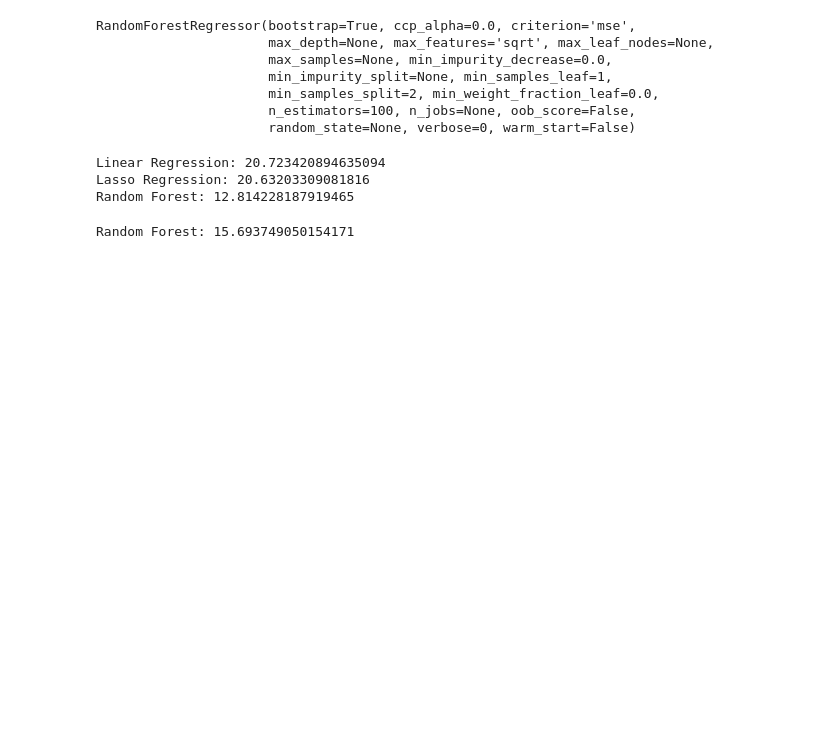
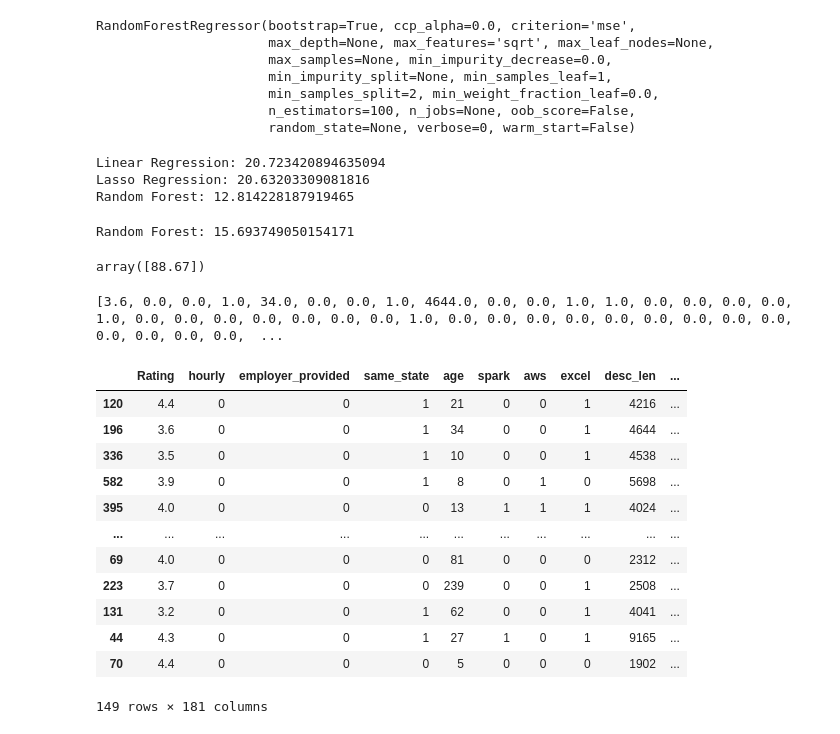
Before and after one commit to omingale0707/de_salary_project, a Jupyter notebook: model_building.ipynb, the cells around one changed output. Cells and saved outputs as stored; diff of their text form; code cells hidden in the pictures; blank space fills up the shorter version.

```diff
--- a/model_building.ipynb
+++ b/model_building.ipynb
@@ -218,0 +244,24 @@ Random Forest: 15.693749050154171
+# %%
+model.predict(X_test.iloc[-1,:].values.reshape(1,-1))
+# %% [output]
+array([88.67])
+# %%
+print(list(X_test.iloc[1,:]))
+# %% [output]
+[3.6, 0.0, 0.0, 1.0, 34.0, 0.0, 0.0, 1.0, 4644.0, 0.0, 0.0, 1.0, 1.0, 0.0, 0.0, 0.0, 0.0, 1.0, 0.0, 0.0, 0.0, 0.0, 0.0, 0.0, 0.0, 1.0, 0.0, 0.0, 0.0, 0.0, 0.0, 0.0, 0.0, 0.0, 0.0, 0.0, 0.0, 0.0, 0.0,  ...
+# %%
+X_test
+# %% [output]
+|  | Rating | hourly | employer_provided | same_state | age | spark | aws | excel | desc_len | ... |
+| 120 | 4.4 | 0 | 0 | 1 | 21 | 0 | 0 | 1 | 4216 | ... |
+| 196 | 3.6 | 0 | 0 | 1 | 34 | 0 | 0 | 1 | 4644 | ... |
+| 336 | 3.5 | 0 | 0 | 1 | 10 | 0 | 0 | 1 | 4538 | ... |
+| 582 | 3.9 | 0 | 0 | 1 | 8 | 0 | 1 | 0 | 5698 | ... |
+| 395 | 4.0 | 0 | 0 | 0 | 13 | 1 | 1 | 1 | 4024 | ... |
+| ... | ... | ... | ... | ... | ... | ... | ... | ... | ... | ... |
+| 69 | 4.0 | 0 | 0 | 0 | 81 | 0 | 0 | 0 | 2312 | ... |
+| 223 | 3.7 | 0 | 0 | 0 | 239 | 0 | 0 | 1 | 2508 | ... |
+| 131 | 3.2 | 0 | 0 | 1 | 62 | 0 | 0 | 1 | 4041 | ... |
+| 44 | 4.3 | 0 | 0 | 1 | 27 | 1 | 0 | 1 | 9165 | ... |
+| 70 | 4.4 | 0 | 0 | 0 | 5 | 0 | 0 | 0 | 1902 | ... |
+149 rows × 181 columns
```
Also changed, not shown: parts of 3 cells of this notebook, 7 other files.
